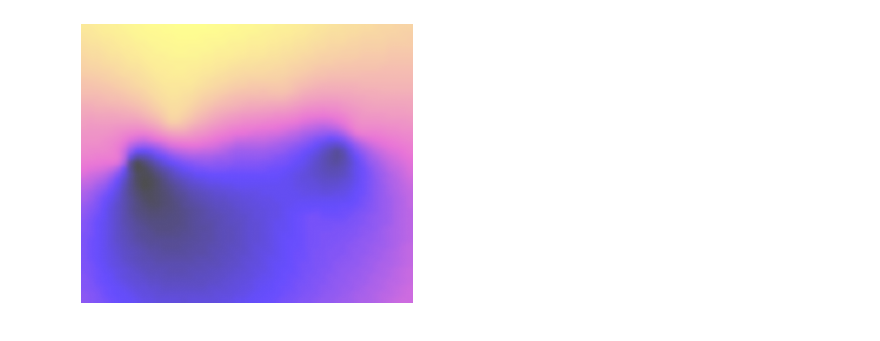
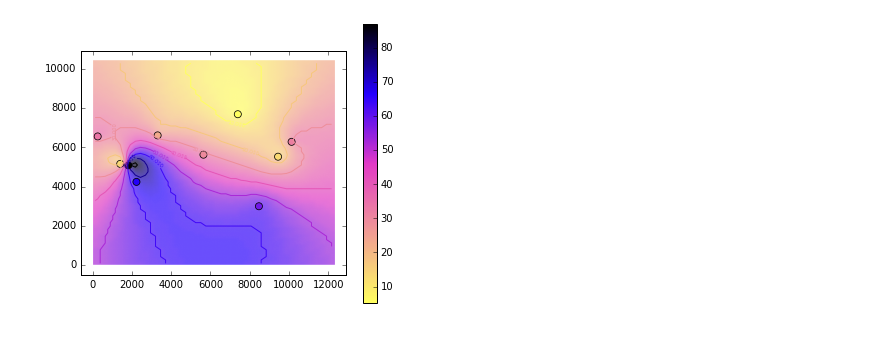
Before and after one commit to skjalg-eriksen/LuftKvalitet, a Jupyter notebook: TestingDebugging.ipynb, the cells around one changed output. Saved outputs shown, nothing was run; the diff lists cells and outputs as text; code cells hidden in the pictures.

```diff
--- a/TestingDebugging.ipynb
+++ b/TestingDebugging.ipynb
@@ -248,0 +249,5 @@ NO2        2995.554277
+# %%
+LEFT = 593065.1648494017;
+BOTTOM = 6638524.509011956;
+RIGHT = 605365.439142052;
+TOP = 6648891.652304975;
@@ -250,35 +365,44 @@ NO2        2995.554277
 '''without edges'''
 
 
 cdict = {'red':   ((0.0, 1.0, 1.0),
                    (0.5, 225/255., 225/255. ),
                    (0.75, 0.141, 0.141 ),
                    (1.0, 0.0, 0.0)),
          'green': ((0.0, 1.0, 1.0),
                    (00.5, 57/255., 57/255. ),
                    (0.75, 0.0, 0.0 ),
                    (1.0, 0.0, 0.0)),
          'blue':  ((0.0, 0.376, 0.376),
                    (0.5, 198/255., 198/255. ),
                    (0.75, 1.0, 1.0 ),
                    (1.0, 0.0, 0.0)) }
 
 my_cmap = matplotlib.colors.LinearSegmentedColormap('my_colormap', cdict, 256)
 
 fig, ax = subplots()
 H = np.zeros_like( Z )
 for i in range( Z.shape[0] ):
     for j in range( Z.shape[1] ):
-        H[i,j] = np.round( Z[i,j]*3 )
+        H[i,j] = np.round( Z[i,j]*1 )
 
 ax.imshow(H, cmap=my_cmap, origin='lower', interpolation='gaussian', alpha=0.7, extent=[X0, X1, Y0, Y1])
-ax.axis('off')
+#ax.axis('off')
 fig.dpi=400
+
+
+
+CS = plt.contour(H, cmap=my_cmap, origin='lower', alpha=1, extent=[X0, X1, Y0, Y1])
+plt.clabel(CS, inline=2, fontsize=5)
+
+sc = ax.scatter( z.x, z.y, cmap=my_cmap, c=z.value, linewidths=0.75, s=50 )
+plt.colorbar(sc)
 
 fig.set_size_inches(5.95, 5)
 extent = ax.get_window_extent().transformed(fig.dpi_scale_trans.inverted())
-fig.savefig('tesst.png',dpi = 400 , bbox_inches=extent, transparent=True, pad_inches=0, frameon=None)
-fig.show()
+#fig.savefig('tesst.png',dpi = 400 , bbox_inches=extent, transparent=True, pad_inches=0, frameon=None)
+#fig.show()
+plt.show()
 #savefig( 'krigingpurple.png', fmt='png', dpi=200 )
 # %% [output]
-[figure, old version]
+[figure, new version]
```
Also changed, not shown: parts of 8 cells of this notebook, 10 other files.
